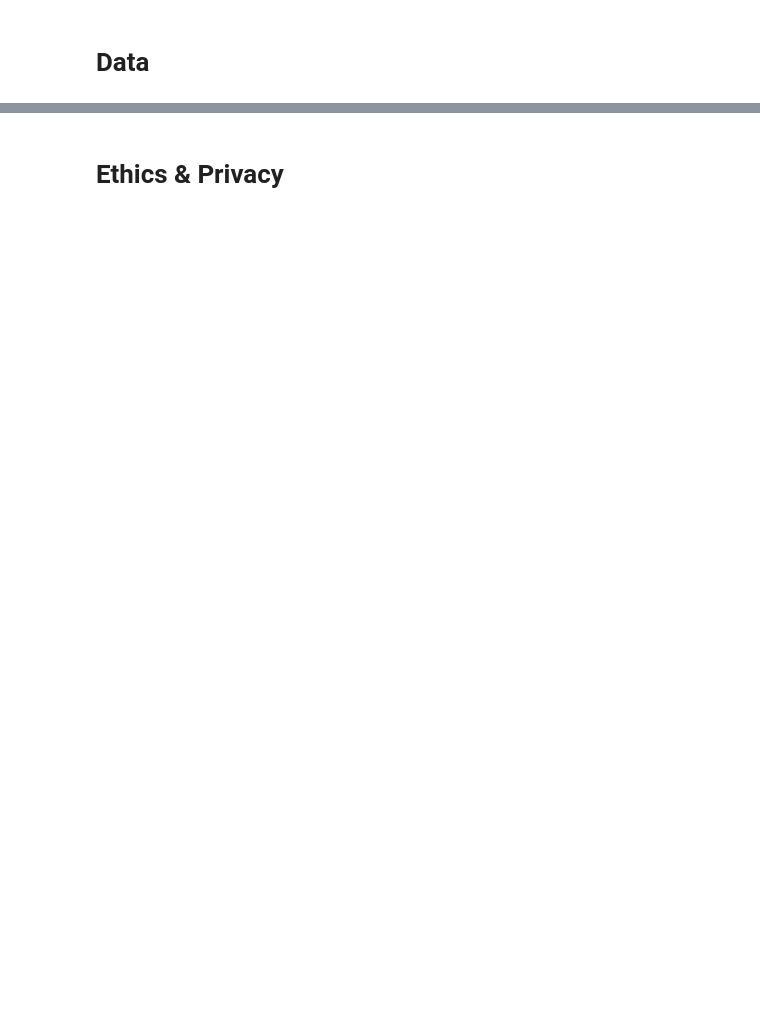
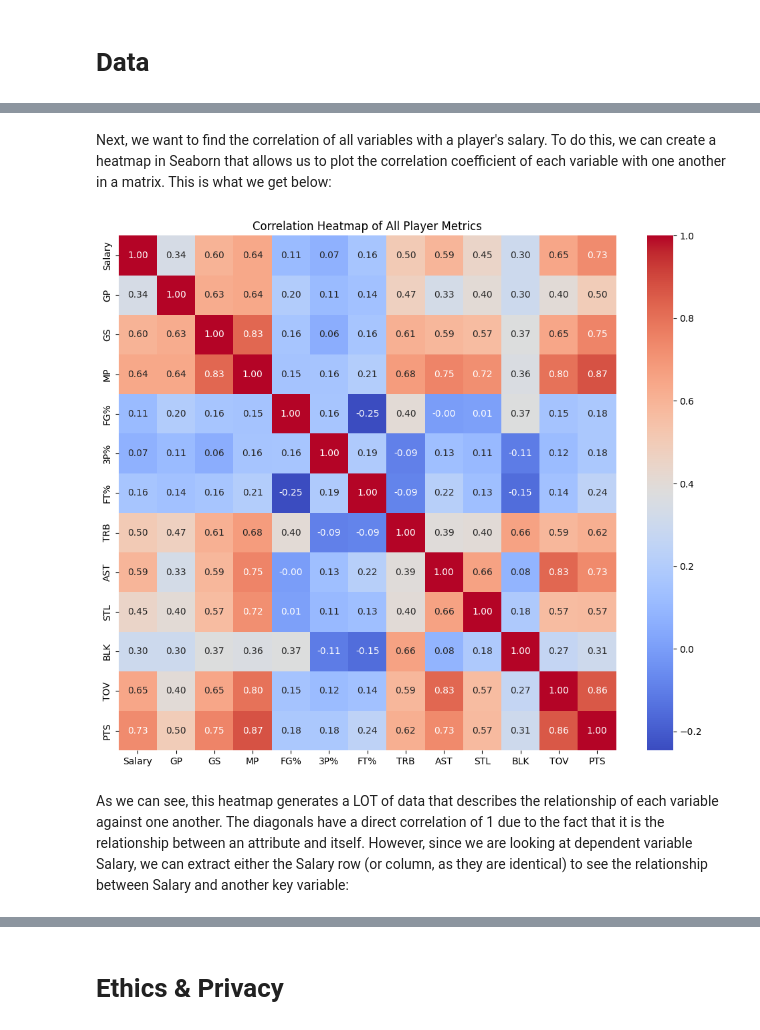
Before and after one commit to COGS108/Group048_WI24, a Jupyter notebook: FinalProject_Group048_WI24.ipynb, the cells around one changed output, grey strips where cells are left out. Cells and saved outputs as stored; diff of their text form; code cells hidden in the pictures; blank space fills up the shorter version.

```diff
--- a/FinalProject_Group048_WI24.ipynb
+++ b/FinalProject_Group048_WI24.ipynb
@@ -114,0 +178,10 @@ Some more words and stuff.  Remember notebooks work best if you interleave the c
+# %%
+# Create a scaler object
+scaler = MinMaxScaler()
+
+# Temporarily store our columns of string data into a separate DataFrame, so we can run MinMaxScaler on our numeric data without error!
+string_df = pd.DataFrame(df[['Player Name',  'Position']])
+df = pd.DataFrame(scaler.fit_transform(df.drop(['Player Name', 'Position'], axis=1)), columns=df.drop(['Player Name', 'Position'],axis=1).columns)
+
+# Put our string data and newly scaled numerical data back together into the DataFrame!
+df = pd.concat([string_df, df], axis=1)
@@ -114,0 +202,11 @@ Some more words and stuff.  Remember notebooks work best if you interleave the c
+# %% [markdown]
+Next, we want to find the correlation of all variables with a player's salary. To do this, we can create a heatmap in Seaborn that allows us to plot the correlation coefficient of each variable with one another in a matrix. This is what we get below:
+# %%
+plt.figure(figsize=(12, 10))
+sns.heatmap(df.drop(['Player Name', 'Position'], axis = 1).corr(), annot=True, cmap='coolwarm', fmt=".2f")
+plt.title('Correlation Heatmap of All Player Metrics')
+plt.show()
+# %% [output]
+[figure, added]
+# %% [markdown]
+As we can see, this heatmap generates a LOT of data that describes the relationship of each variable against one another. The diagonals have a direct correlation of 1 due to the fact that it is the relationship between an attribute and itself. However, since we are looking at dependent variable Salary, we can extract either the Salary row (or column, as they are identical) to see the relationship between Salary and another key variable:
```
Also changed, not shown: parts of 60 cells of this notebook, 1 other file.
